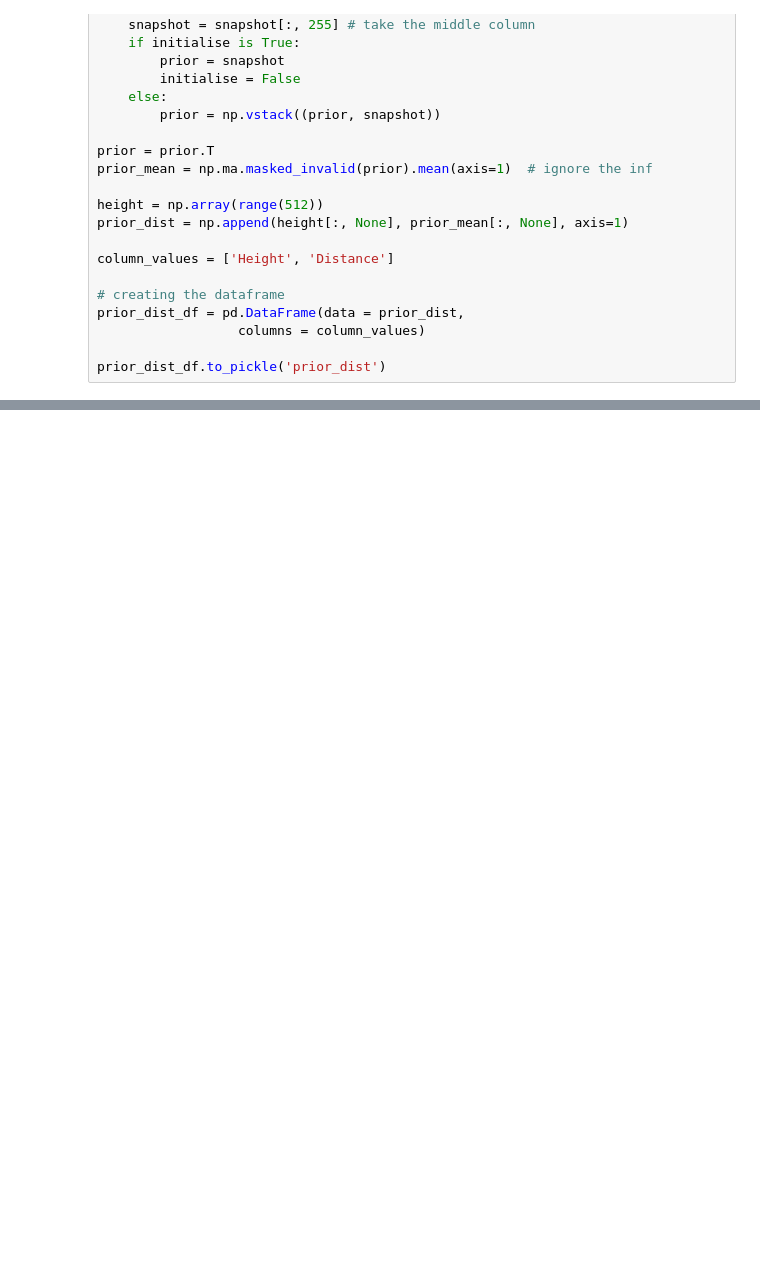
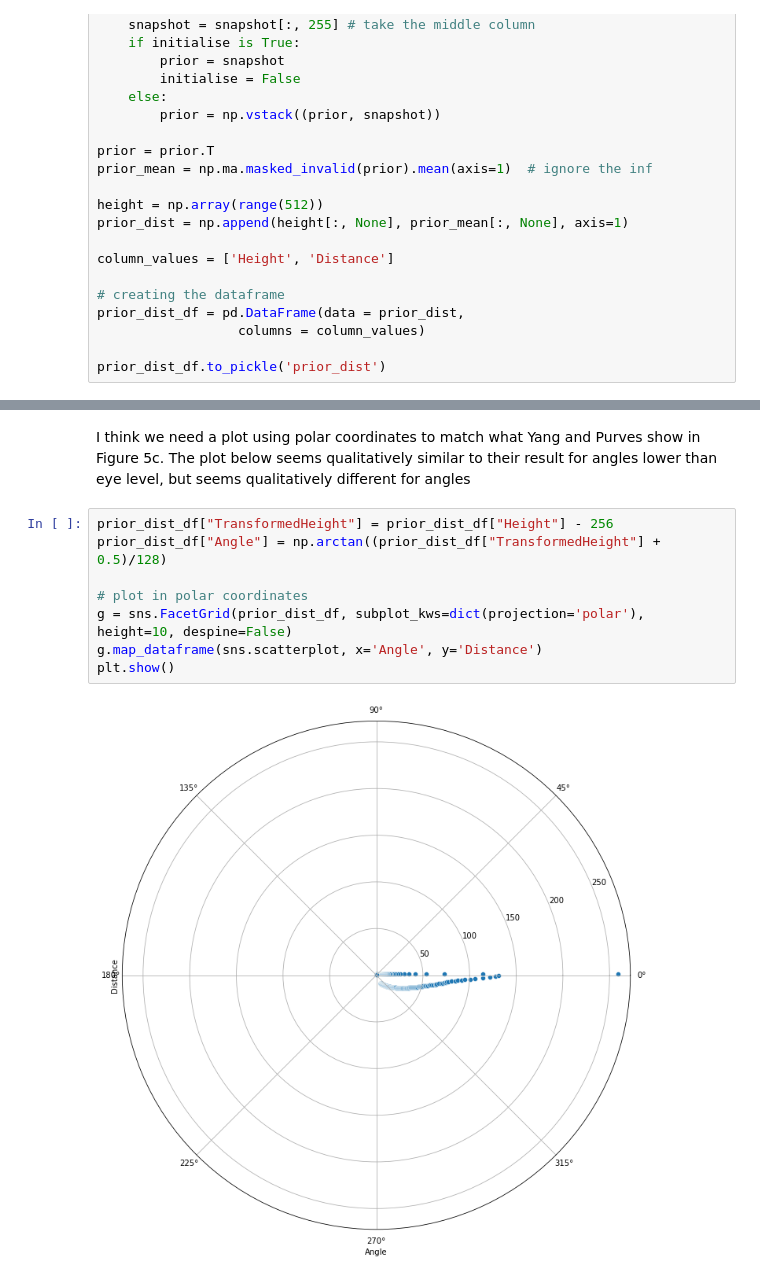
Before and after one commit to AlunXu/Lighthouse-Illusion, a Jupyter notebook: open3D/Prior.ipynb, the cells around one changed output, grey strips where cells are left out. Cells and saved outputs as stored; diff of their text form; blank space fills up the shorter version.

Commit message:
added polar plot

```diff
--- a/open3D/Prior.ipynb
+++ b/open3D/Prior.ipynb
@@ -41,0 +42,12 @@ sns.scatterplot(data=prior_dist_df, x="Distance", y="Height")
+# %% [markdown]
+I think we need a plot using polar coordinates to match what Yang and Purves show in Figure 5c. The plot below seems qualitatively similar to their result for angles lower than eye level, but seems qualitatively different for angles
+# %%
+prior_dist_df["TransformedHeight"] = prior_dist_df["Height"] - 256
+prior_dist_df["Angle"] = np.arctan((prior_dist_df["TransformedHeight"] + 0.5)/128)
+
+# plot in polar coordinates
+g = sns.FacetGrid(prior_dist_df, subplot_kws=dict(projection='polar'), height=10, despine=False)
+g.map_dataframe(sns.scatterplot, x='Angle', y='Distance')
+plt.show()
+# %% [output]
+[figure, added]
```
Also changed, not shown: parts of 1 cell of this notebook.
